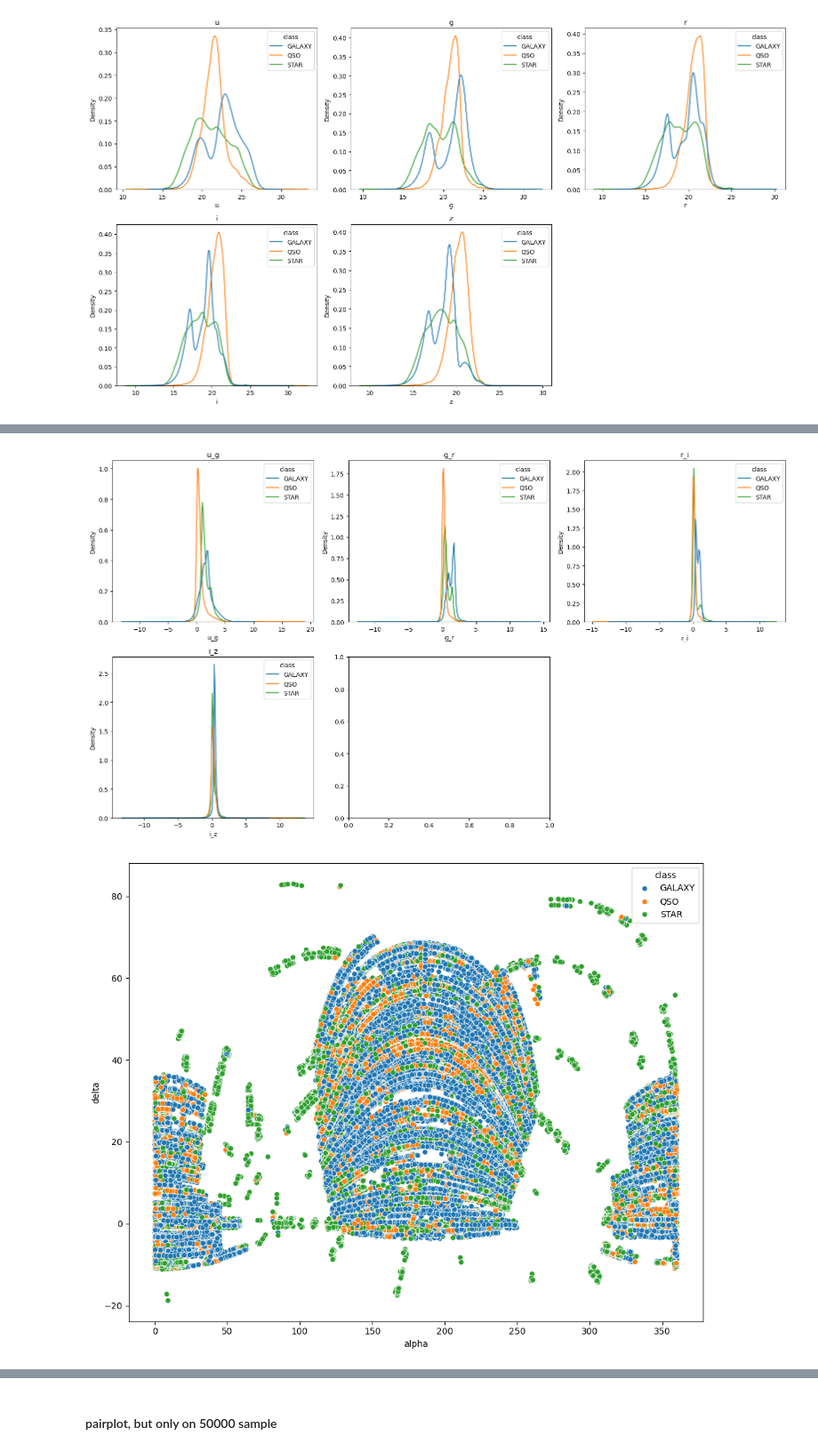
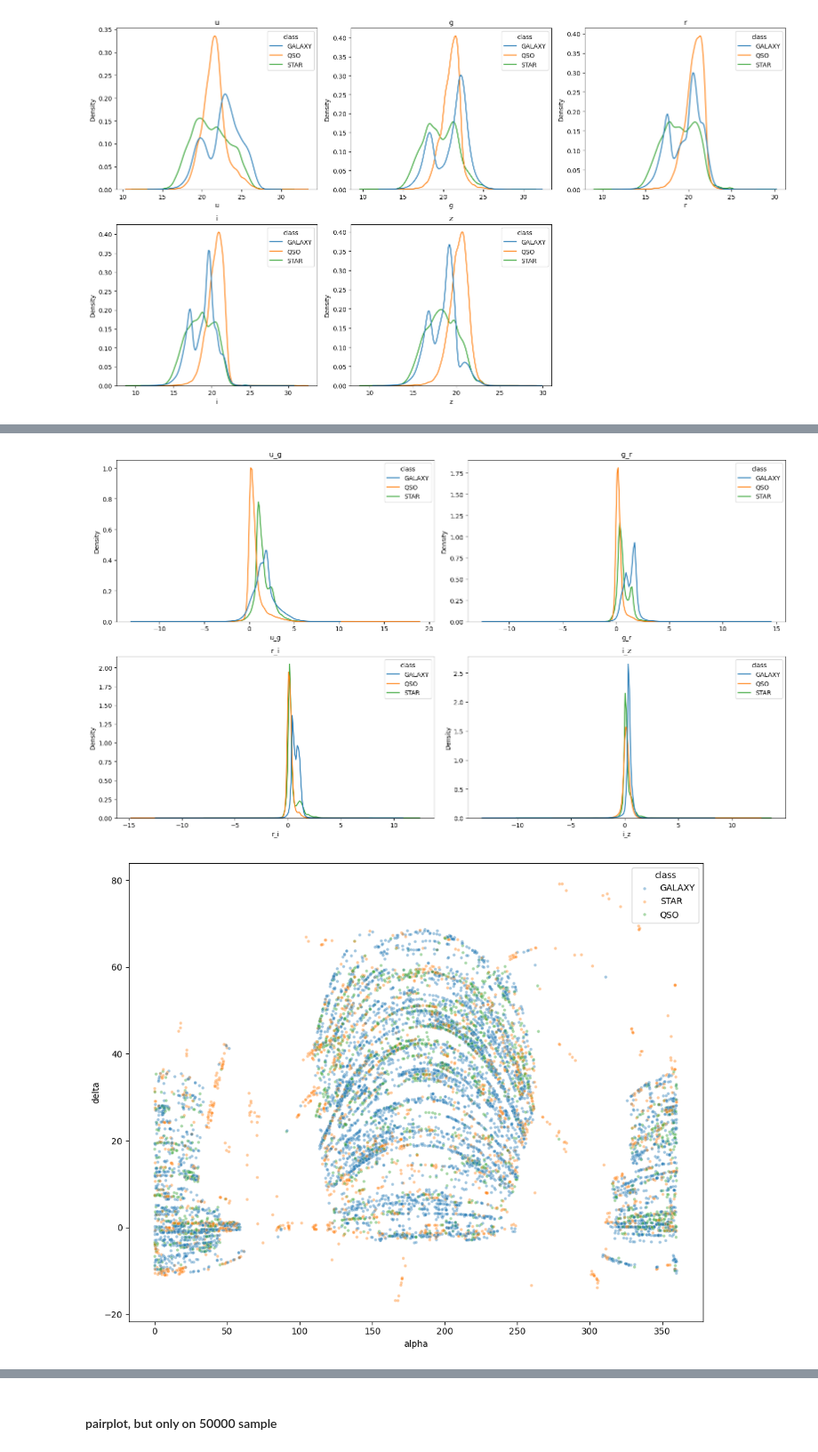
Before and after one commit to Handras18/Stellar-Classification, a Jupyter notebook: 01_eda.ipynb, the cells around one changed output, grey strips where cells are left out. Shown at 89% size. Saved outputs shown, nothing was run; the diff lists cells and outputs as text; code cells hidden in the pictures.

```diff
--- a/01_eda.ipynb
+++ b/01_eda.ipynb
@@ -194,18 +194,19 @@ sns.scatterplot(data=df.sample(5000), x='g_r', y='u_g', hue='class', alpha=0.4,
 # %%
-fig, axes = plt.subplots(2, 3, figsize=(16,9))
+fig, axes = plt.subplots(2, 2, figsize=(16,9))
 for ax, col in zip(axes.ravel(), ['u_g','g_r','r_i','i_z']):
     sns.kdeplot(data=df, x=col, hue='class', common_norm=False, ax=ax)
     ax.set_title(col)
-axes.ravel()[-1].axis('off'); plt.tight_layout()
+
+plt.tight_layout()
 # %% [output]
-[figure, old version]
+[figure, new version]
 # %%
 plt.figure(figsize=(10,8))
-sns.scatterplot(data=df,x='alpha', y='delta', hue='class')
+sns.scatterplot(data=df.sample(10000),x='alpha', y='delta', hue='class',alpha=0.4, s=12)
 plt.tight_layout()
 plt.show()
 # %% [output]
-[figure, old version]
+[figure, new version]
 # %%
 plt.figure(figsize=(10,8))
 feat = ['u','g','r','i','z','redshift','u_g','g_r','r_i','i_z']
```
Also changed, not shown: parts of 2 cells of this notebook.
